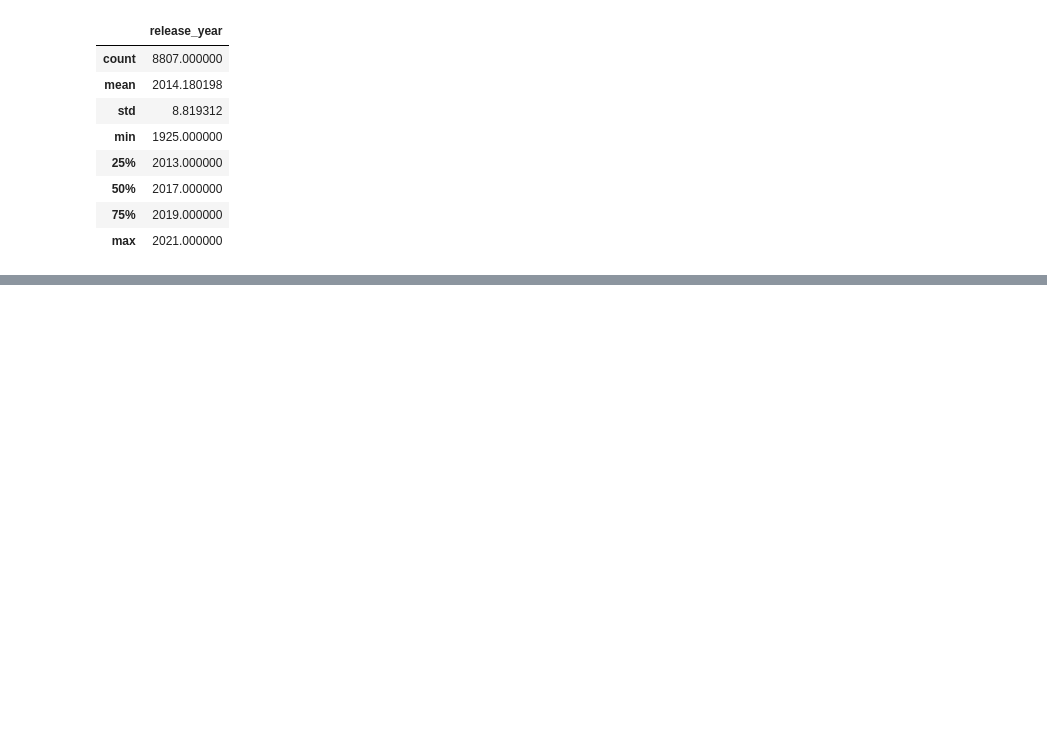
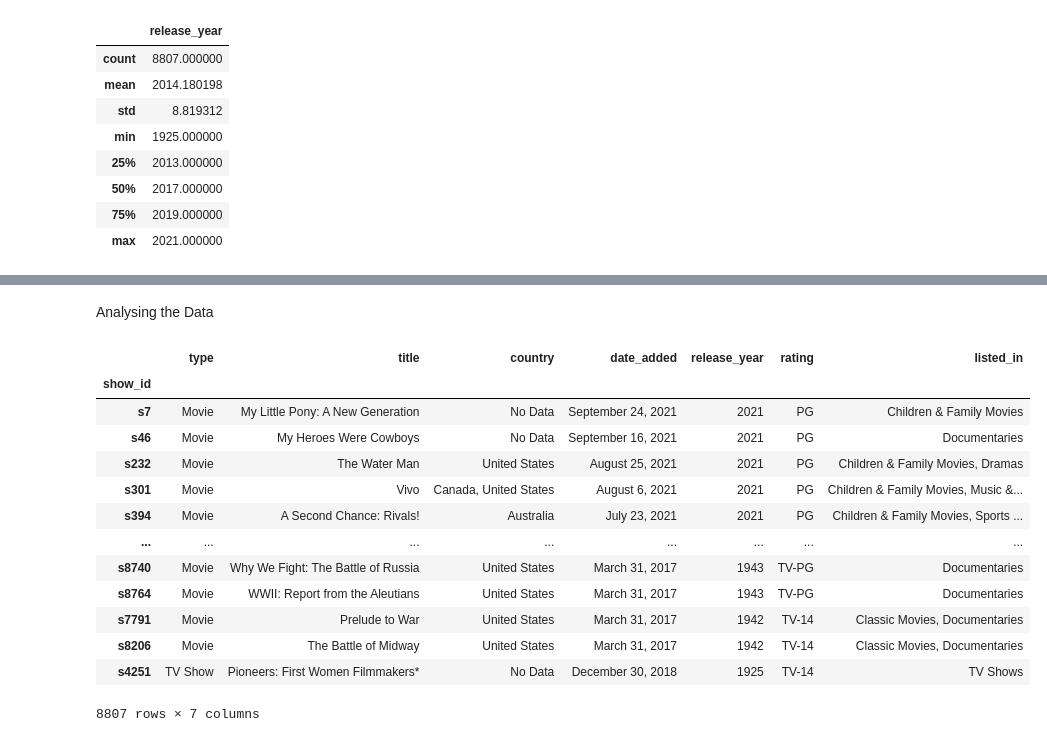
Before and after one commit to mkeogh-ire/-UCDPA_MarkKeogh, a Jupyter notebook: Code/CodeFile_MarkKeogh.ipynb, the cells around one changed output, grey strips where cells are left out. Cells and saved outputs as stored; diff of their text form; code cells hidden in the pictures; blank space fills up the shorter version.

```diff
--- a/Code/CodeFile_MarkKeogh.ipynb
+++ b/Code/CodeFile_MarkKeogh.ipynb
@@ -112,0 +119,21 @@ df.head()
+# %% [markdown]
+Analysing the Data
+# %%
+# Sorting the code by release_year and rating
+
+df2.sort_values(by=["release_year", "rating"], ascending=[False, True])
+# %% [output]
+|  | type | title | country | date_added | release_year | rating | listed_in |
+| show_id |  |  |  |  |  |  |  |
+| s7 | Movie | My Little Pony: A New Generation | No Data | September 24, 2021 | 2021 | PG | Children & Family Movies |
+| s46 | Movie | My Heroes Were Cowboys | No Data | September 16, 2021 | 2021 | PG | Documentaries |
+| s232 | Movie | The Water Man | United States | August 25, 2021 | 2021 | PG | Children & Family Movies, Dramas |
+| s301 | Movie | Vivo | Canada, United States | August 6, 2021 | 2021 | PG | Children & Family Movies, Music &... |
+| s394 | Movie | A Second Chance: Rivals! | Australia | July 23, 2021 | 2021 | PG | Children & Family Movies, Sports ... |
+| ... | ... | ... | ... | ... | ... | ... | ... |
+| s8740 | Movie | Why We Fight: The Battle of Russia | United States | March 31, 2017 | 1943 | TV-PG | Documentaries |
+| s8764 | Movie | WWII: Report from the Aleutians | United States | March 31, 2017 | 1943 | TV-PG | Documentaries |
+| s7791 | Movie | Prelude to War | United States | March 31, 2017 | 1942 | TV-14 | Classic Movies, Documentaries |
+| s8206 | Movie | The Battle of Midway | United States | March 31, 2017 | 1942 | TV-14 | Classic Movies, Documentaries |
+| s4251 | TV Show | Pioneers: First Women Filmmakers* | No Data | December 30, 2018 | 1925 | TV-14 | TV Shows |
+8807 rows × 7 columns
```
Also changed, not shown: parts of 20 cells of this notebook, 2 other files.
